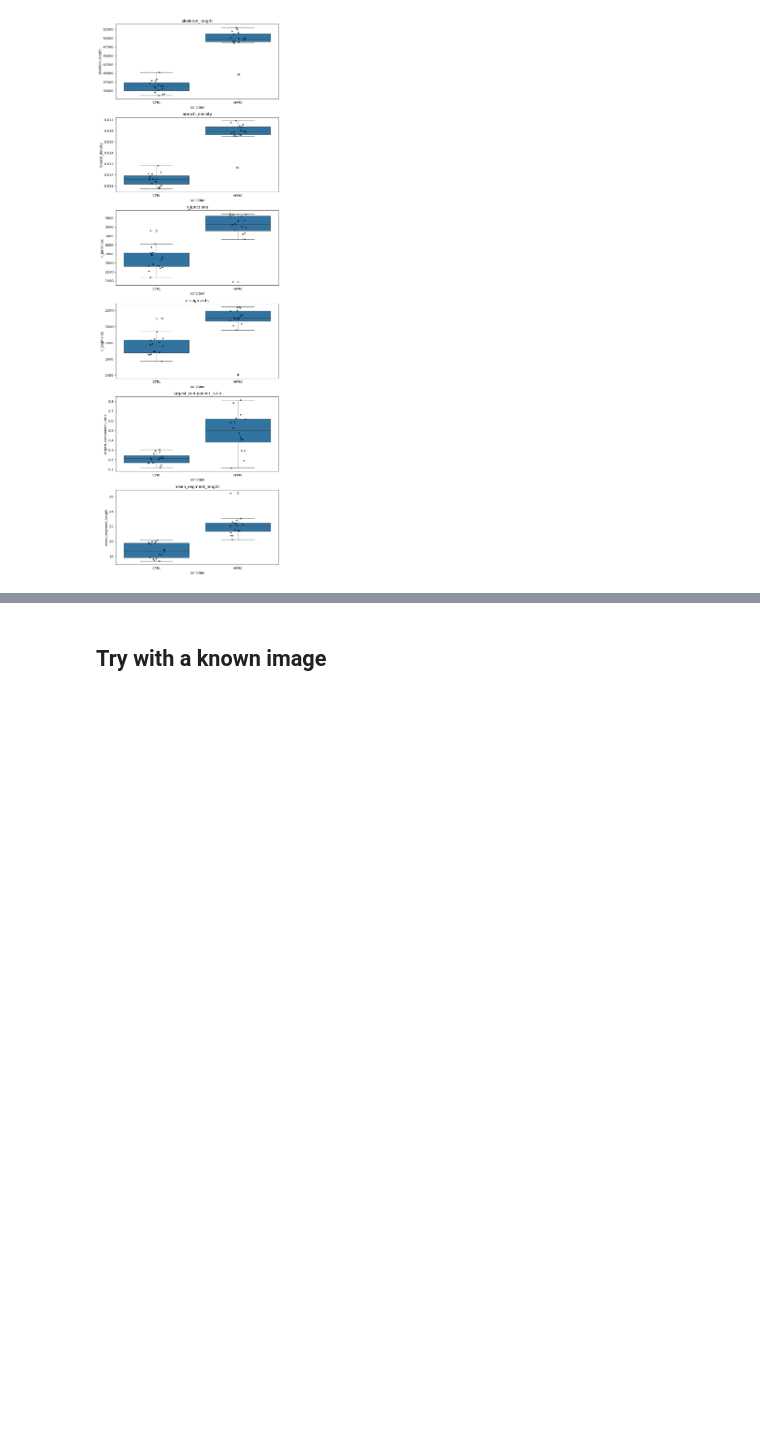
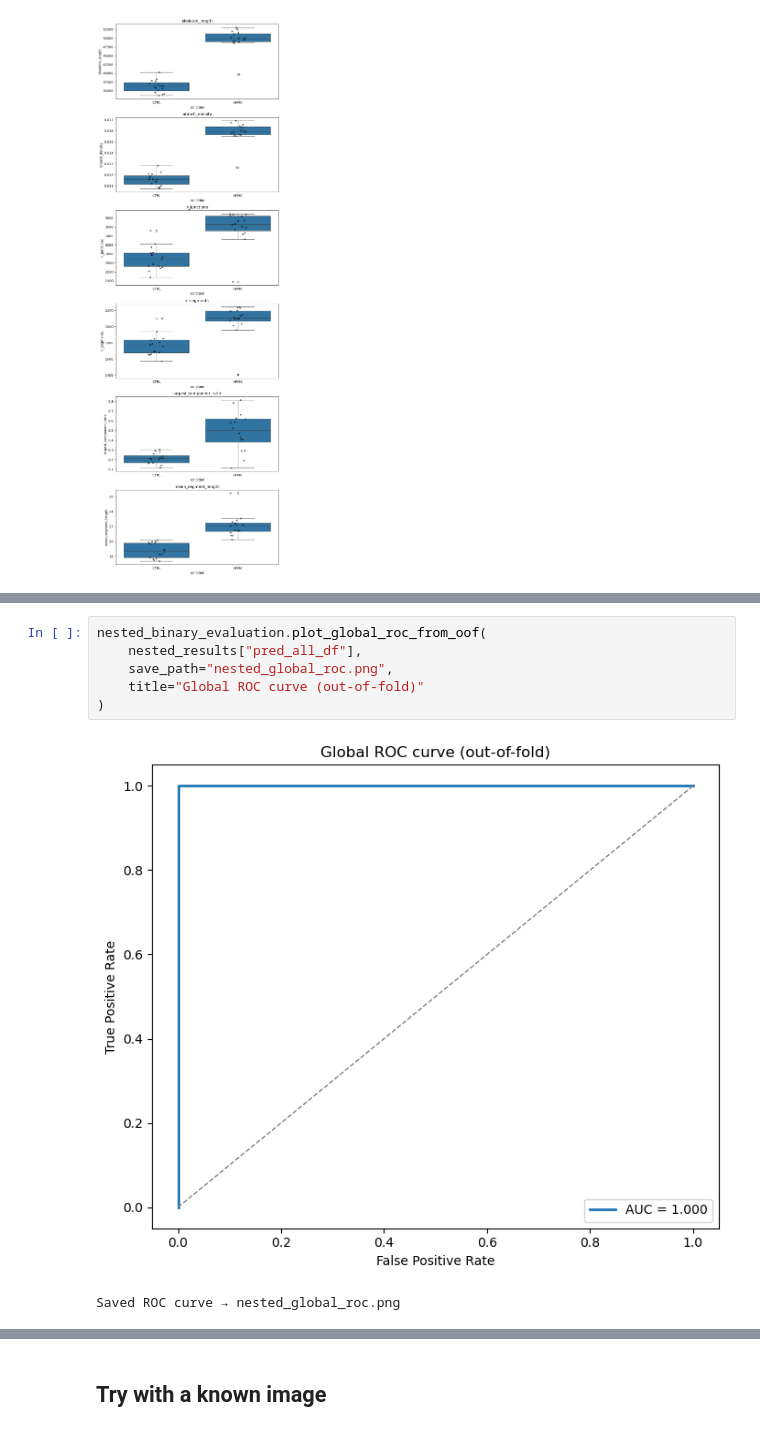
Before and after one commit to alexiagguevara/Proyecto-Final, a Jupyter notebook: main.ipynb, the cells around one changed output, grey strips where cells are left out. Drawn from its saved outputs; the diff is of its cells as text; blank space fills up the shorter version.

```diff
--- a/main.ipynb
+++ b/main.ipynb
@@ -279,0 +261,9 @@ print(loaded_metadata)
+# %%
+nested_binary_evaluation.plot_global_roc_from_oof(
+    nested_results["pred_all_df"],
+    save_path="nested_global_roc.png",
+    title="Global ROC curve (out-of-fold)"
+)
+# %% [output]
+[figure, added]
+Saved ROC curve → nested_global_roc.png
```
Also changed, not shown: parts of 48 cells of this notebook, 19 other files.
